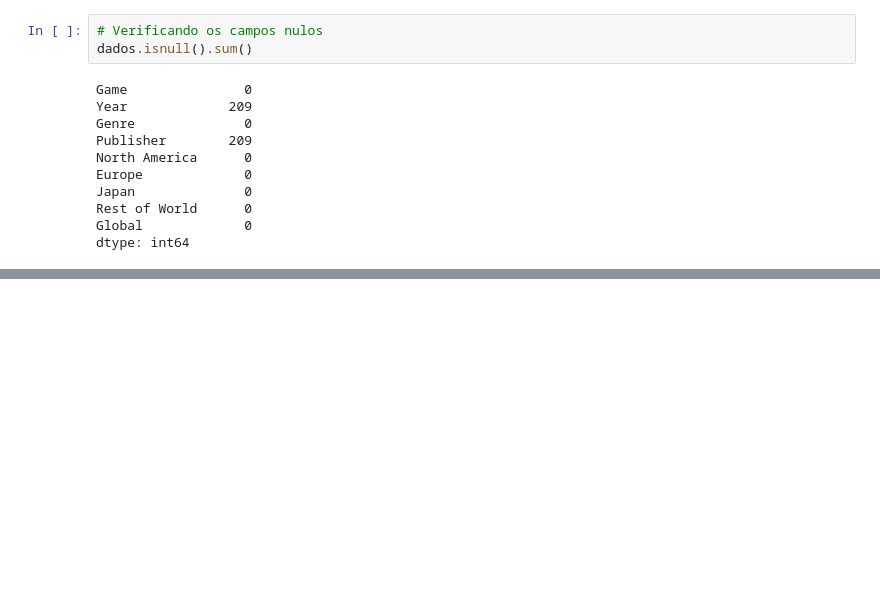
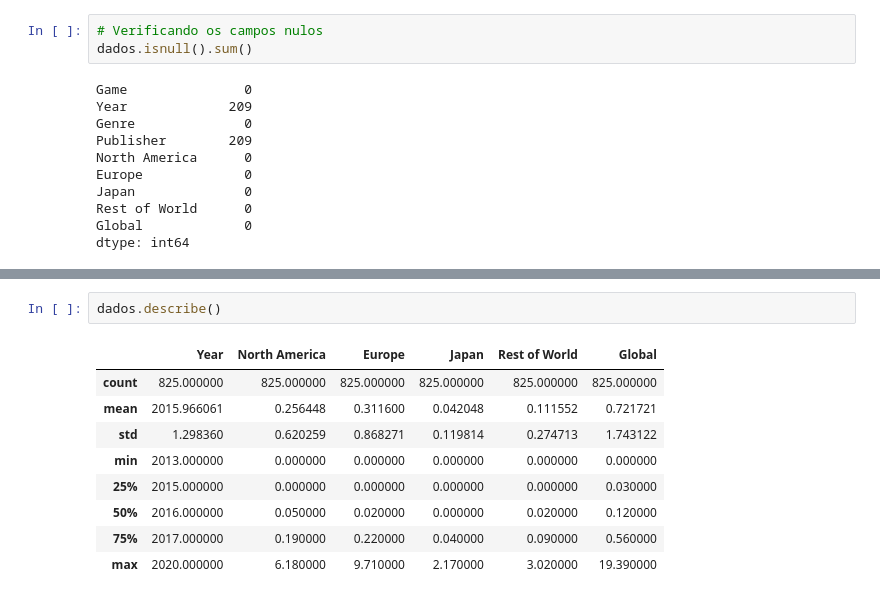
Before and after one commit to JardelSilva-86/Python-para-An-lise-de-Dados, a Jupyter notebook: Projeto_4_Mercado_de_Games.ipynb, the cells around one changed output, grey strips where cells are left out. Cells and saved outputs as stored; diff of their text form; blank space fills up the shorter version.

```diff
--- a/Projeto_4_Mercado_de_Games.ipynb
+++ b/Projeto_4_Mercado_de_Games.ipynb
@@ -95,0 +112,12 @@ sns.heatmap( dados.isnull() );
+# %%
+dados.describe()
+# %% [output]
+|  | Year | North America | Europe | Japan | Rest of World | Global |
+| count | 825.000000 | 825.000000 | 825.000000 | 825.000000 | 825.000000 | 825.000000 |
+| mean | 2015.966061 | 0.256448 | 0.311600 | 0.042048 | 0.111552 | 0.721721 |
+| std | 1.298360 | 0.620259 | 0.868271 | 0.119814 | 0.274713 | 1.743122 |
+| min | 2013.000000 | 0.000000 | 0.000000 | 0.000000 | 0.000000 | 0.000000 |
+| 25% | 2015.000000 | 0.000000 | 0.000000 | 0.000000 | 0.000000 | 0.030000 |
+| 50% | 2016.000000 | 0.050000 | 0.020000 | 0.000000 | 0.020000 | 0.120000 |
+| 75% | 2017.000000 | 0.190000 | 0.220000 | 0.040000 | 0.090000 | 0.560000 |
+| max | 2020.000000 | 6.180000 | 9.710000 | 2.170000 | 3.020000 | 19.390000 |
```
Also changed, not shown: parts of 4 cells of this notebook.
